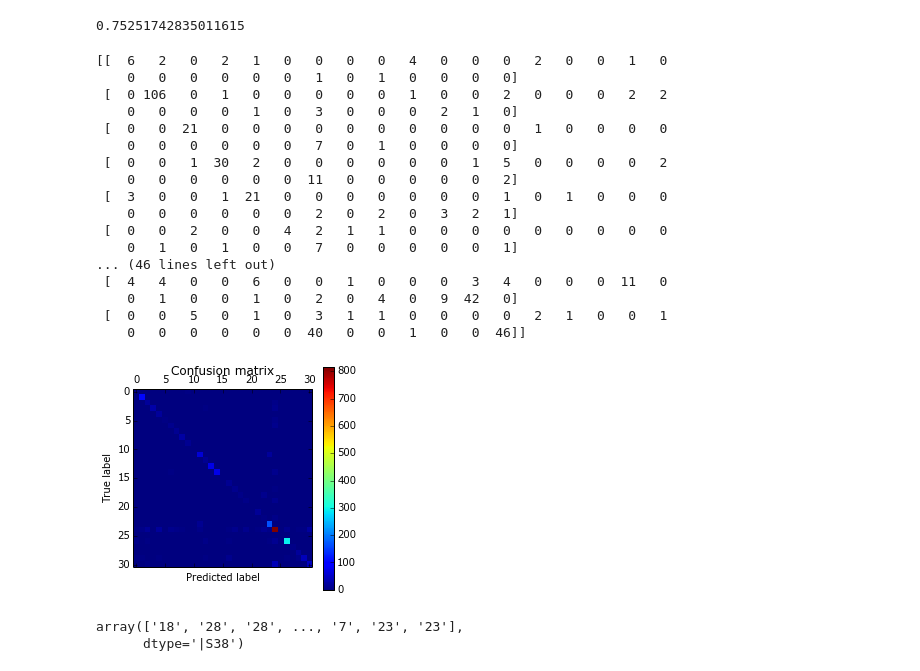
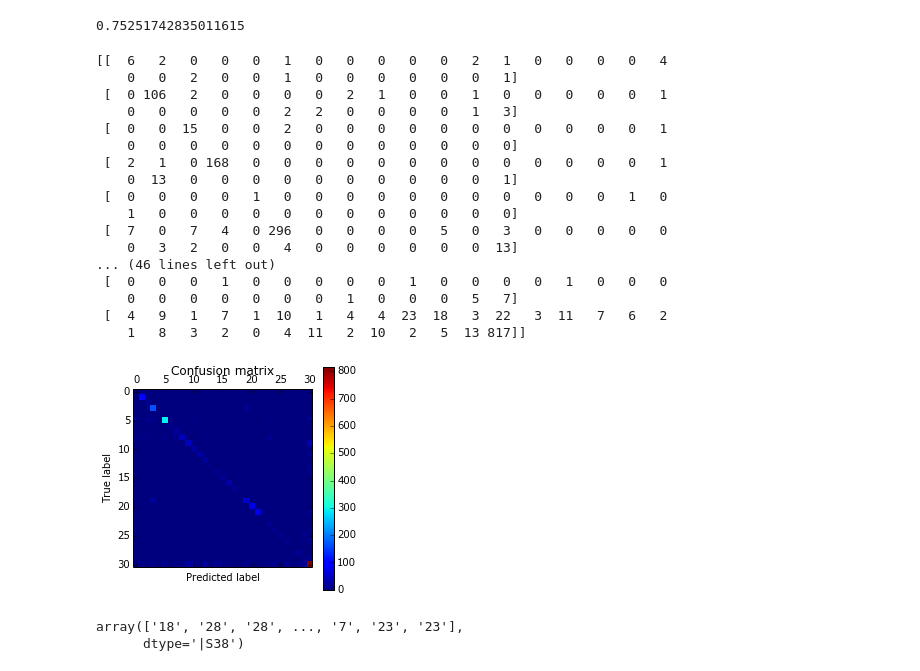
Before and after one commit to inulinux12/Imageclef-med-experimentation, a Jupyter notebook: Baseline modality.ipynb, the cells around one changed output. Cells and saved outputs as stored; diff of their text form; code cells hidden in the pictures.

```diff
--- a/Baseline modality.ipynb
+++ b/Baseline modality.ipynb
@@ -164,36 +164,36 @@ accuracy_score(linesvalidation[:, 1:], y_pred)
 # %%
 from sklearn.metrics import confusion_matrix
 # %%
-cm = confusion_matrix(linesvalidation[:, 1:], y_pred)
+cm = confusion_matrix(linesvalidation[:, 1:].astype(int).ravel(), y_pred.astype(int))
 
 print(cm)
 
 
 plt.matshow(cm)
 plt.title('Confusion matrix')
 plt.colorbar()
 plt.ylabel('True label')
 plt.xlabel('Predicted label')
 plt.show()
 # %% [output]
-[[  6   2   0   2   1   0   0   0   0   4   0   0   0   2   0   0   1   0
-    0   0   0   0   0   0   1   0   1   0   0   0   0]
- [  0 106   0   1   0   0   0   0   0   1   0   0   2   0   0   0   2   2
-    0   0   0   0   1   0   3   0   0   0   2   1   0]
- [  0   0  21   0   0   0   0   0   0   0   0   0   0   1   0   0   0   0
-    0   0   0   0   0   0   7   0   1   0   0   0   0]
- [  0   0   1  30   2   0   0   0   0   0   0   1   5   0   0   0   0   2
-    0   0   0   0   0   0  11   0   0   0   0   0   2]
- [  3   0   0   1  21   0   0   0   0   0   0   0   1   0   1   0   0   0
-    0   0   0   0   0   0   2   0   2   0   3   2   1]
- [  0   0   2   0   0   4   2   1   1   0   0   0   0   0   0   0   0   0
-    0   1   0   1   0   0   7   0   0   0   0   0   1]
+[[  6   2   0   0   0   1   0   0   0   0   0   2   1   0   0   0   0   4
+    0   0   2   0   0   1   0   0   0   0   0   0   1]
+ [  0 106   2   0   0   0   0   2   1   0   0   1   0   0   0   0   0   1
+    0   0   0   0   0   2   2   0   0   0   0   1   3]
+ [  0   0  15   0   0   2   0   0   0   0   0   0   0   0   0   0   0   1
+    0   0   0   0   0   0   0   0   0   0   0   0   0]
+ [  2   1   0 168   0   0   0   0   0   0   0   0   0   0   0   0   0   1
+    0  13   0   0   0   0   0   0   0   0   0   0   1]
+ [  0   0   0   0   1   0   0   0   0   0   0   0   0   0   0   0   1   0
+    1   0   0   0   0   0   0   0   0   0   0   0   0]
+ [  7   0   7   4   0 296   0   0   0   0   5   0   3   0   0   0   0   0
+    0   3   2   0   0   4   0   0   0   0   0   0  13]
 ... (46 lines left out)
- [  4   4   0   0   6   0   0   1   0   0   0   3   4   0   0   0  11   0
-    0   1   0   0   1   0   2   0   4   0   9  42   0]
- [  0   0   5   0   1   0   3   1   1   0   0   0   0   2   1   0   0   1
-    0   0   0   0   0   0  40   0   0   1   0   0  46]]
+ [  0   0   0   1   0   0   0   0   0   1   0   0   0   0   1   0   0   0
+    0   0   0   0   0   0   0   1   0   0   0   5   7]
+ [  4   9   1   7   1  10   1   4   4  23  18   3  22   3  11   7   6   2
+    1   8   3   2   0   4  11   2  10   2   5  13 817]]
-[figure, old version]
+[figure, new version]
 # %%
 y_pred
 # %% [output]
```
Also changed, not shown: parts of 9 cells of this notebook.
